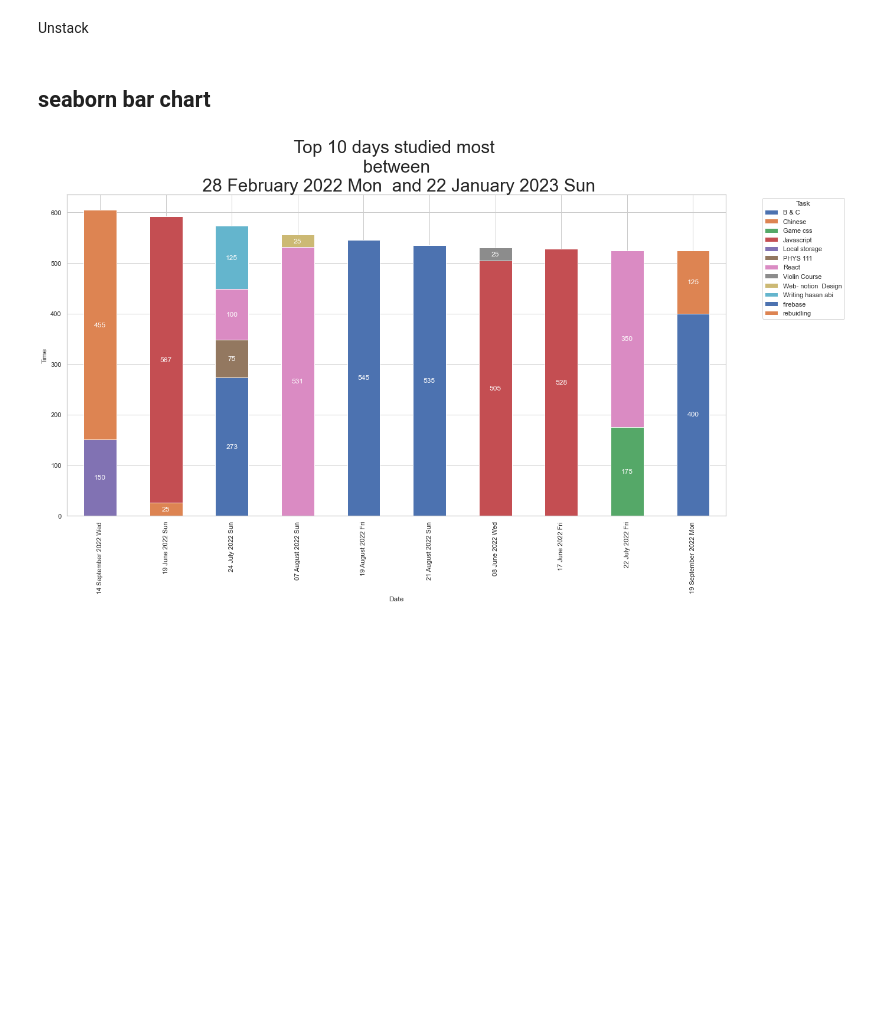
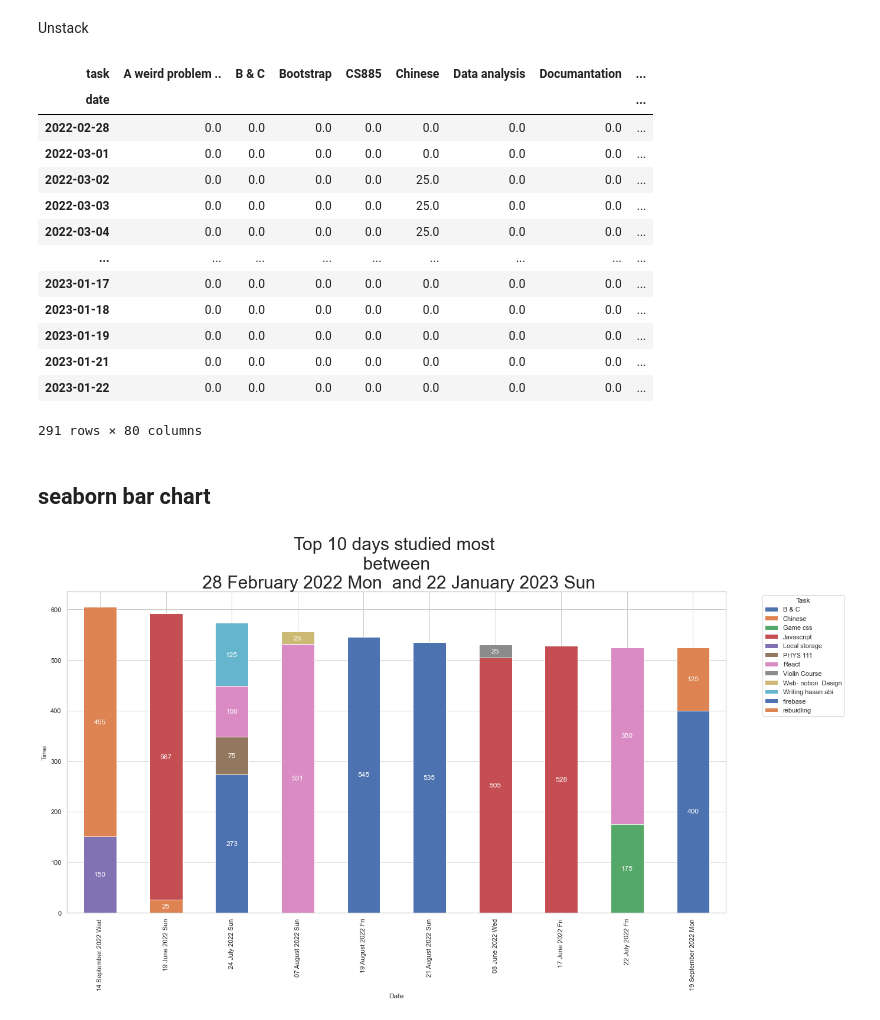
Before and after one commit to itszehrakaya/study-analysis, a Jupyter notebook: data_manipulation.ipynb, the cells around one changed output. Saved outputs shown, nothing was run; the diff lists cells and outputs as text; code cells hidden in the pictures; blank space fills up the shorter version.

```diff
--- a/data_manipulation.ipynb
+++ b/data_manipulation.ipynb
@@ -252,7 +267,23 @@ Unstack
 # %%
 unstacked_df = dtf.unstack()
 
 unstacked_df =unstacked_df.fillna(0)
+unstacked_df
+# %% [output]
+| task | A weird problem .. | B & C | Bootstrap | CS885 | Chinese | Data analysis | Documantation | ... |
+| date |  |  |  |  |  |  |  | ... |
+| 2022-02-28 | 0.0 | 0.0 | 0.0 | 0.0 | 0.0 | 0.0 | 0.0 | ... |
+| 2022-03-01 | 0.0 | 0.0 | 0.0 | 0.0 | 0.0 | 0.0 | 0.0 | ... |
+| 2022-03-02 | 0.0 | 0.0 | 0.0 | 0.0 | 25.0 | 0.0 | 0.0 | ... |
+| 2022-03-03 | 0.0 | 0.0 | 0.0 | 0.0 | 25.0 | 0.0 | 0.0 | ... |
+| 2022-03-04 | 0.0 | 0.0 | 0.0 | 0.0 | 25.0 | 0.0 | 0.0 | ... |
+| ... | ... | ... | ... | ... | ... | ... | ... | ... |
+| 2023-01-17 | 0.0 | 0.0 | 0.0 | 0.0 | 0.0 | 0.0 | 0.0 | ... |
+| 2023-01-18 | 0.0 | 0.0 | 0.0 | 0.0 | 0.0 | 0.0 | 0.0 | ... |
+| 2023-01-19 | 0.0 | 0.0 | 0.0 | 0.0 | 0.0 | 0.0 | 0.0 | ... |
+| 2023-01-21 | 0.0 | 0.0 | 0.0 | 0.0 | 0.0 | 0.0 | 0.0 | ... |
+| 2023-01-22 | 0.0 | 0.0 | 0.0 | 0.0 | 0.0 | 0.0 | 0.0 | ... |
+291 rows × 80 columns
 # %% [markdown]
 ## seaborn bar chart
 # %%
```
Also changed, not shown: parts of 3 cells of this notebook, 3 other files.
